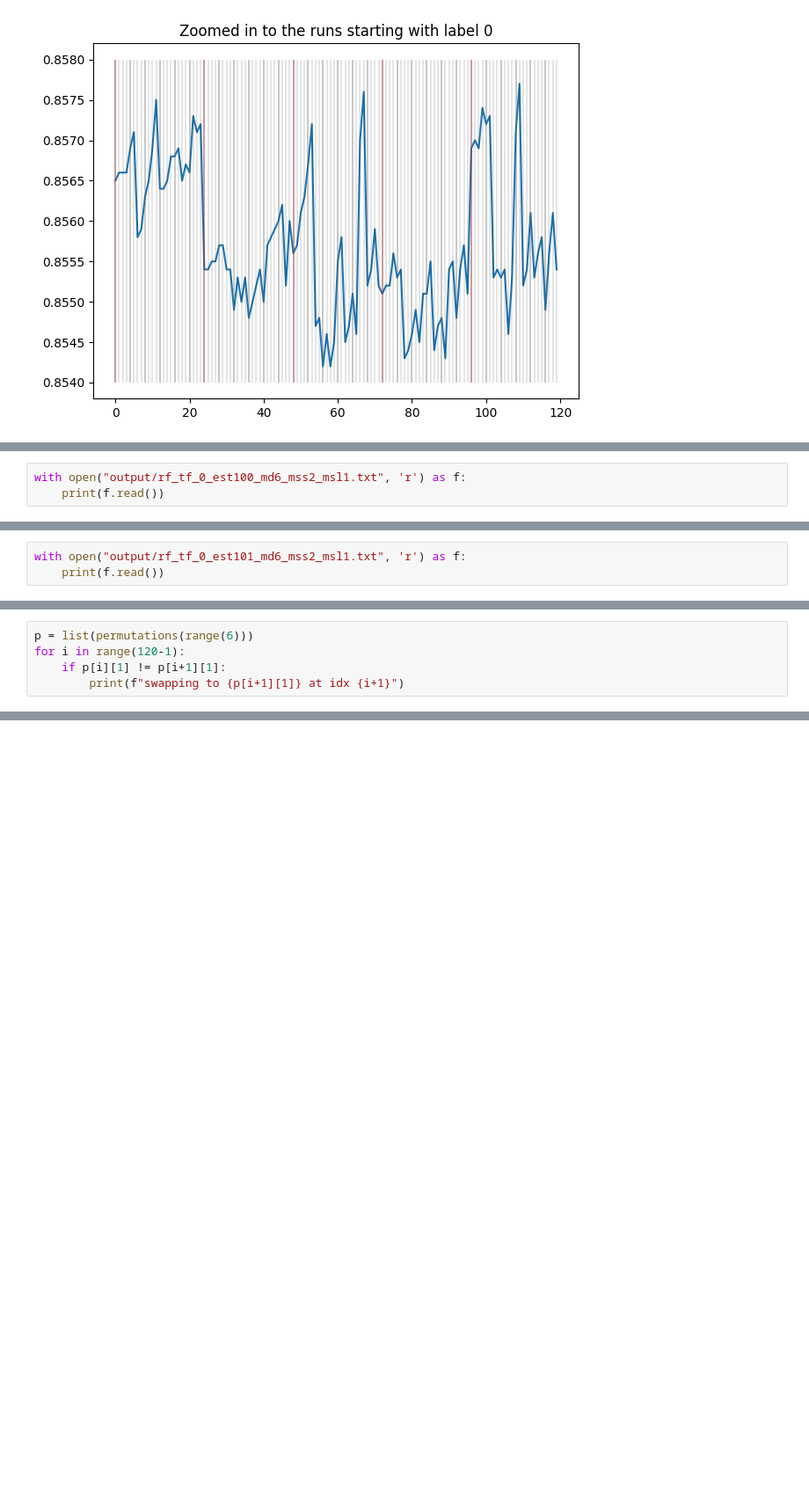
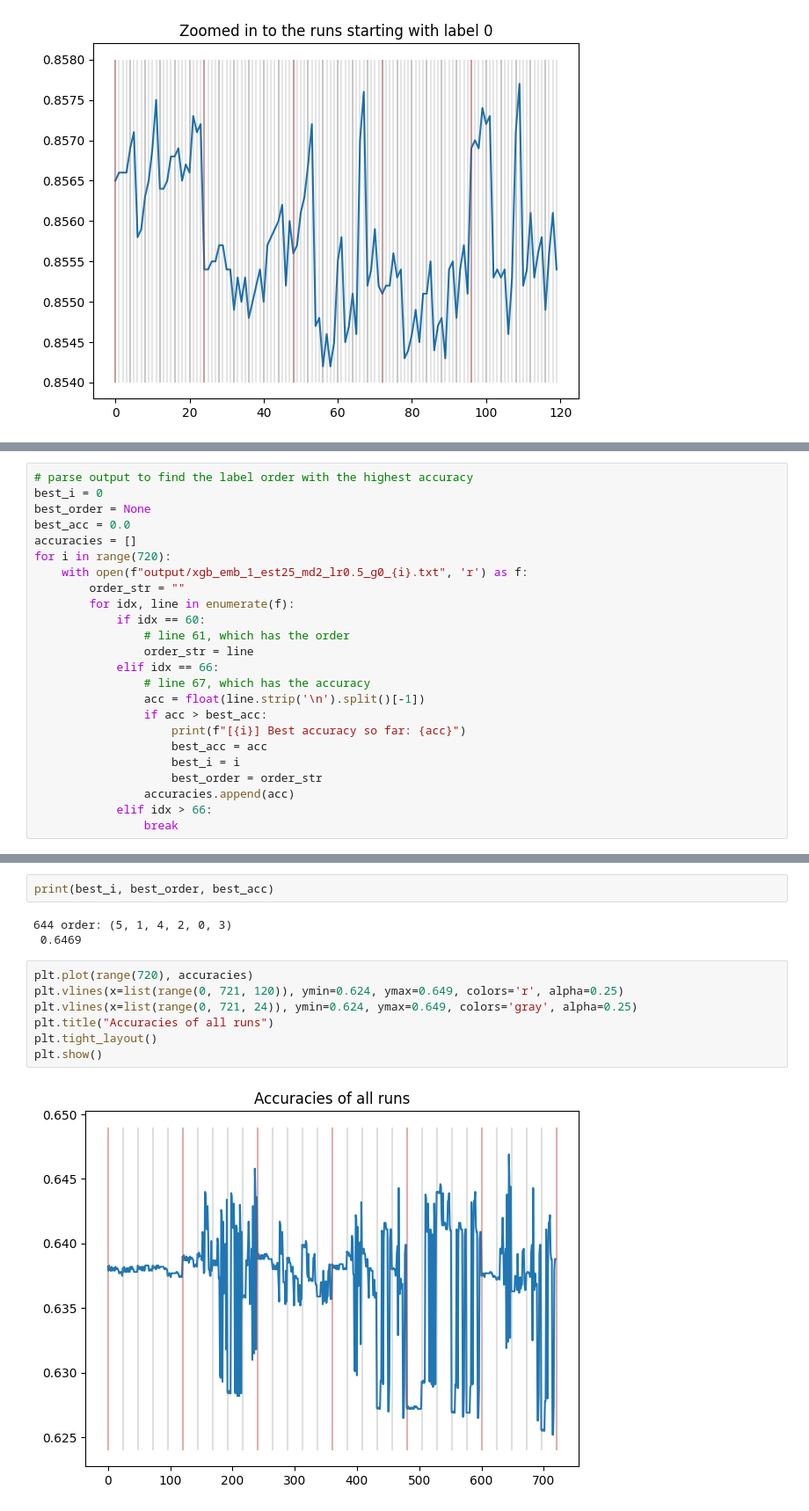
Before and after one commit to adv-11/ml-guardrails-project, a Jupyter notebook: output_guardrails/toxicity/evaluate_model2.ipynb, the cells around one changed output, grey strips where cells are left out. Shown at 88% size. Cells and saved outputs as stored; diff of their text form; blank space fills up the shorter version.

```diff
--- a/output_guardrails/toxicity/evaluate_model2.ipynb
+++ b/output_guardrails/toxicity/evaluate_model2.ipynb
@@ -419,3 +493,0 @@ Script output written to output\rf_tf_0_est101_md6_mss2_msl1.txt
-# %%
-with open("output/rf_tf_0_est100_md6_mss2_msl1.txt", 'r') as f:
-    print(f.read())
@@ -440,3 +493,0 @@ Class 5: obscene         (score = 0.88)
-# %%
-with open("output/rf_tf_0_est101_md6_mss2_msl1.txt", 'r') as f:
-    print(f.read())
@@ -461,5 +493,0 @@ Class 5: threat          (score = 0.88)
-# %%
-p = list(permutations(range(6)))
-for i in range(120-1):
-    if p[i][1] != p[i+1][1]:
-        print(f"swapping to {p[i+1][1]} at idx {i+1}")
@@ -470,0 +496,24 @@ swapping to 5 at idx 96
+# %%
+# parse output to find the label order with the highest accuracy
+best_i = 0
+best_order = None
+best_acc = 0.0
+accuracies = []
+for i in range(720):
+    with open(f"output/xgb_emb_1_est25_md2_lr0.5_g0_{i}.txt", 'r') as f:
+        order_str = ""
+        for idx, line in enumerate(f):
+            if idx == 60:
+                # line 61, which has the order
+                order_str = line
+            elif idx == 66:
+                # line 67, which has the accuracy
+                acc = float(line.strip('\n').split()[-1])
+                if acc > best_acc:
+                    print(f"[{i}] Best accuracy so far: {acc}")
+                    best_acc = acc
+                    best_i = i
+                    best_order = order_str
+                accuracies.append(acc)
+            elif idx > 66:
+                break
@@ -470,0 +531,14 @@ swapping to 5 at idx 96
+# %%
+print(best_i, best_order, best_acc)
+# %% [output]
+644 order: (5, 1, 4, 2, 0, 3)
+ 0.6469
+# %%
+plt.plot(range(720), accuracies)
+plt.vlines(x=list(range(0, 721, 120)), ymin=0.624, ymax=0.649, colors='r', alpha=0.25)
+plt.vlines(x=list(range(0, 721, 24)), ymin=0.624, ymax=0.649, colors='gray', alpha=0.25)
+plt.title("Accuracies of all runs")
+plt.tight_layout()
+plt.show()
+# %% [output]
+[figure, added]
```
Also changed, not shown: parts of 15 cells of this notebook, 1 other file.
